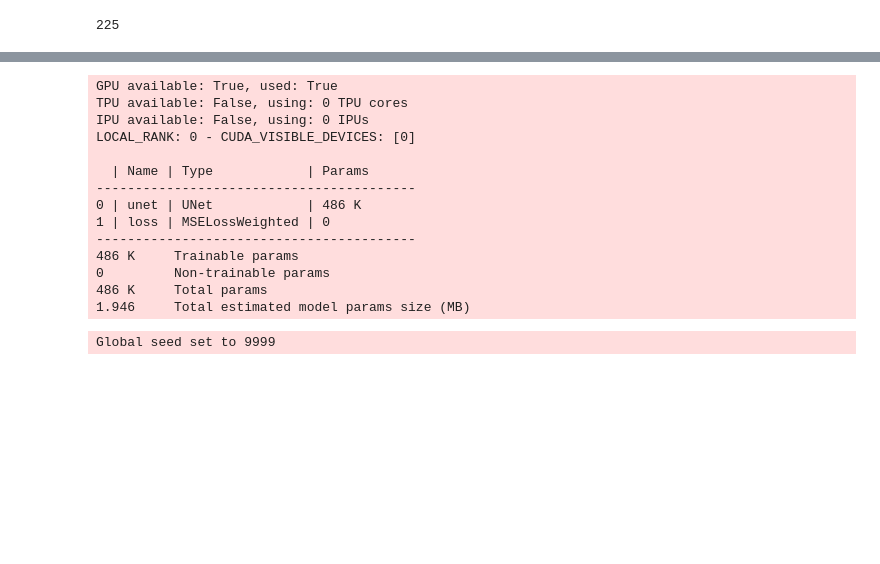
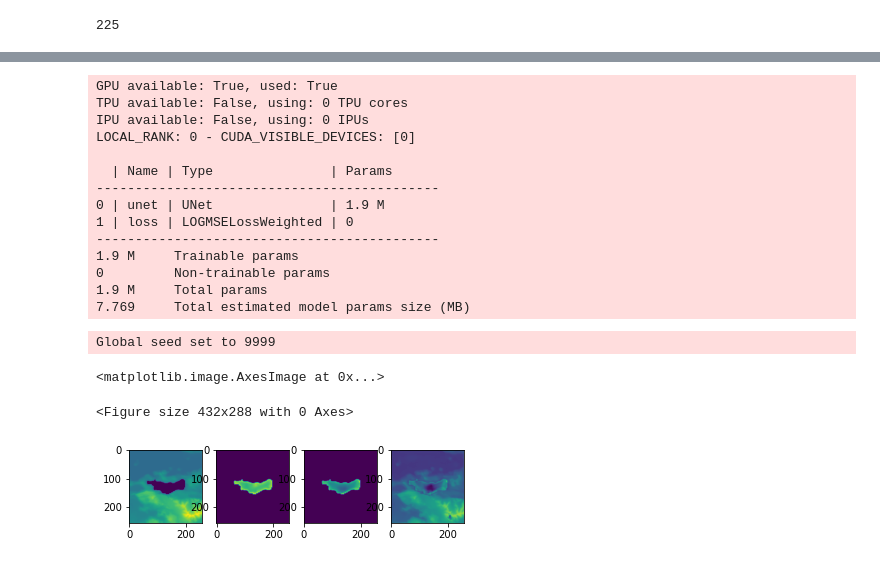
Before and after one commit to KennethTM/autoencoder-for-lake-bathymetry, a Jupyter notebook: dem_autoencoder.ipynb, the cells around one changed output, grey strips where cells are left out. Saved outputs shown, nothing was run; the diff lists cells and outputs as text; code cells hidden in the pictures; blank space fills up the shorter version.

```diff
--- a/dem_autoencoder.ipynb
+++ b/dem_autoencoder.ipynb
@@ -391,11 +393,10 @@ train_dl = DataLoader(train_ds, batch_size=32, num_workers=4)
 valid_dl = DataLoader(valid_ds, batch_size=32, num_workers=4)
 test_dl = DataLoader(test_ds, batch_size=32, num_workers=4)
 # %%
-lake_model = AutoEncoder.load_from_checkpoint("lightning_logs/version_0/checkpoints/epoch=4-step=1249.ckpt")
+lake_model = AutoEncoder.load_from_checkpoint("lightning_logs/version_3/checkpoints/epoch=199-step=49999.ckpt")
 # %%
 trainer = pl.Trainer(gpus=1,
-                     max_epochs=5,
-                     callbacks=[EarlyStopping(monitor="val_loss", patience=10)])
+                     max_epochs=100)
 
 trainer.fit(lake_model, train_dl, valid_dl)
 # %% [output]
@@ -404,13 +405,34 @@ TPU available: False, using: 0 TPU cores
 IPU available: False, using: 0 IPUs
 LOCAL_RANK: 0 - CUDA_VISIBLE_DEVICES: [0]
 
-  | Name | Type            | Params
------------------------------------------
-0 | unet | UNet            | 486 K
-1 | loss | MSELossWeighted | 0
------------------------------------------
-486 K     Trainable params
+  | Name | Type               | Params
+--------------------------------------------
+0 | unet | UNet               | 1.9 M
+1 | loss | LOGMSELossWeighted | 0
+--------------------------------------------
+1.9 M     Trainable params
 0         Non-trainable params
-486 K     Total params
-1.946     Total estimated model params size (MB)
+1.9 M     Total params
+7.769     Total estimated model params size (MB)
 Global seed set to 9999
+# %%
+tmp_in, tmp_target, tmp_mask = valid_ds[7]
+
+with torch.no_grad():
+    tmp_hat_np = lake_model(tmp_in.unsqueeze(0))
+
+tmp_in_np = tmp_in.squeeze().numpy()
+tmp_target_np = tmp_target.squeeze().numpy()
+tmp_mask_np = tmp_mask.squeeze().numpy()
+tmp_hat_np = tmp_hat_np.squeeze().numpy()
+
+plt.figure()
+f, axarr = plt.subplots(1,4)
+axarr[0].imshow(tmp_in_np)
+axarr[1].imshow(tmp_target_np*tmp_mask_np)
+axarr[2].imshow(tmp_hat_np*tmp_mask_np)
+axarr[3].imshow(tmp_hat_np-tmp_target_np)
+# %% [output]
+<matplotlib.image.AxesImage at 0x...>
+<Figure size 432x288 with 0 Axes>
+[figure, added]
```
Also changed, not shown: parts of 11 cells of this notebook, 1 other file.
